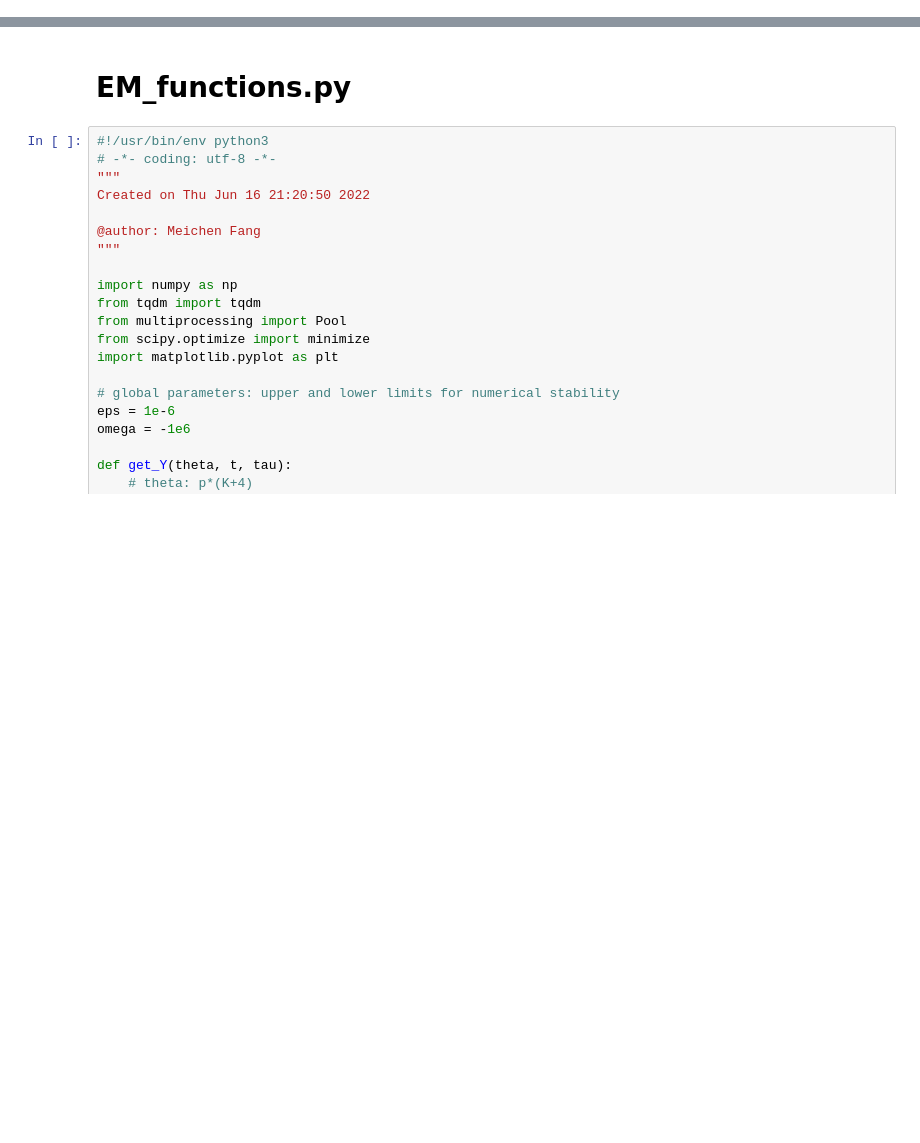
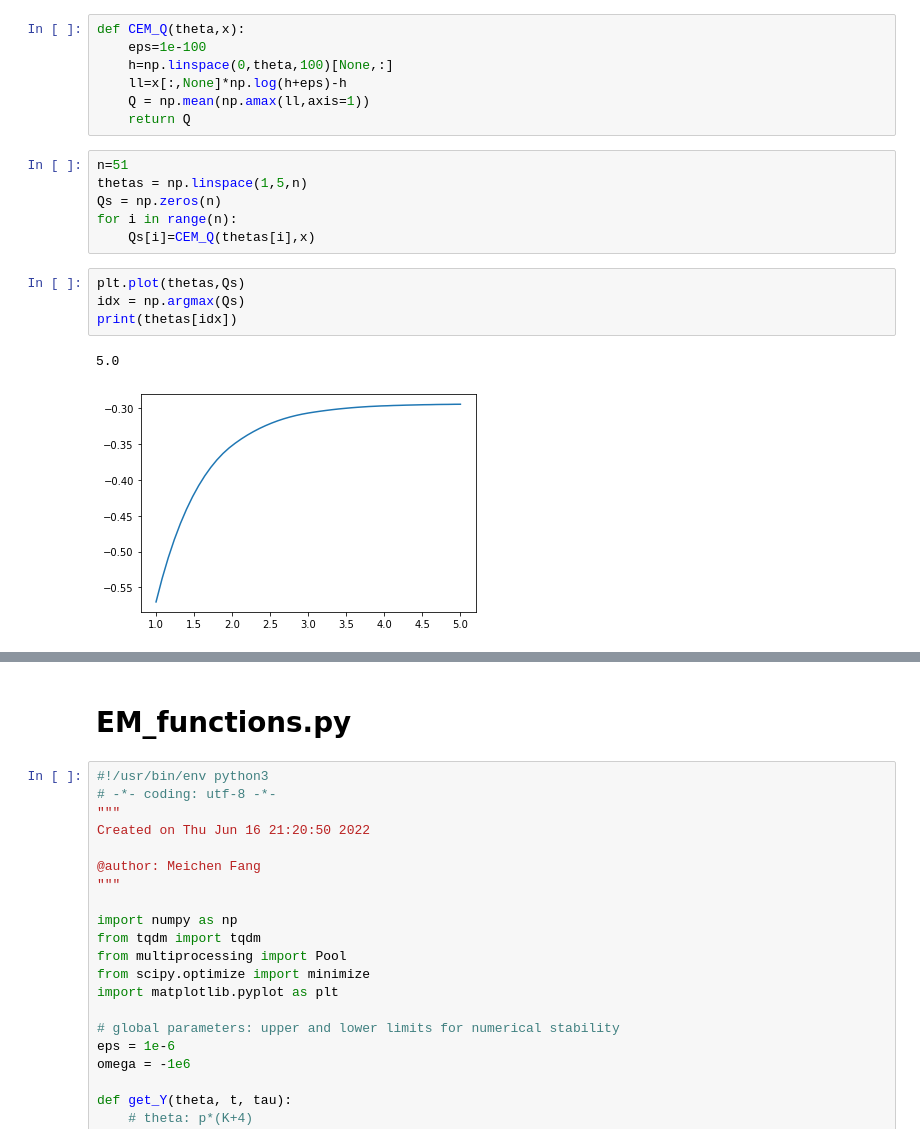
Before and after one commit to pachterlab/FGP_2024, a Jupyter notebook: demos.ipynb, the cells around one changed output, grey strips where cells are left out. Saved outputs shown, nothing was run; the diff lists cells and outputs as text; blank space fills up the shorter version.

```diff
--- a/demos.ipynb
+++ b/demos.ipynb
@@ -2,0 +15,20 @@
+# %%
+def CEM_Q(theta,x):
+    eps=1e-100
+    h=np.linspace(0,theta,100)[None,:]
+    ll=x[:,None]*np.log(h+eps)-h
+    Q = np.mean(np.amax(ll,axis=1))
+    return Q
+# %%
+n=51
+thetas = np.linspace(1,5,n)
+Qs = np.zeros(n)
+for i in range(n):
+    Qs[i]=CEM_Q(thetas[i],x)
+# %%
+plt.plot(thetas,Qs)
+idx = np.argmax(Qs)
+print(thetas[idx])
+# %% [output]
+5.0
+[figure, added]
```
Also changed, not shown: parts of 5 cells of this notebook, 1 other file.
